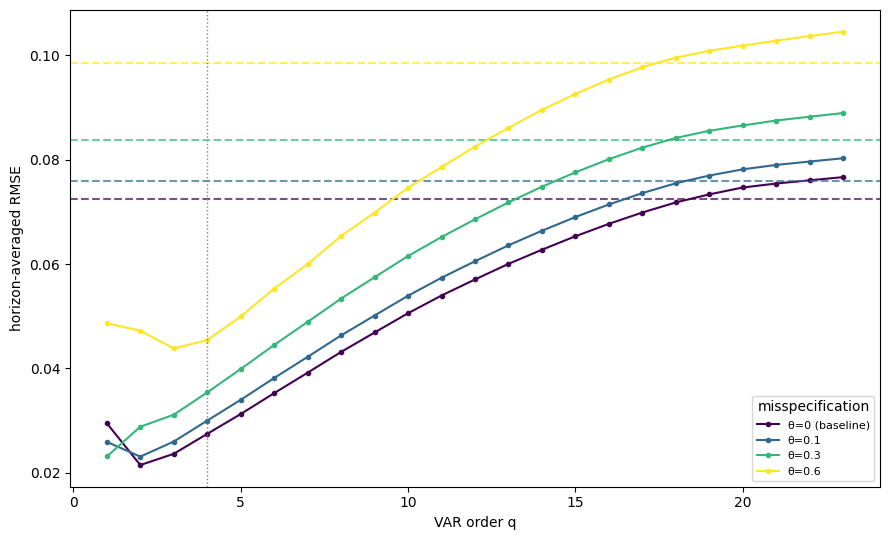
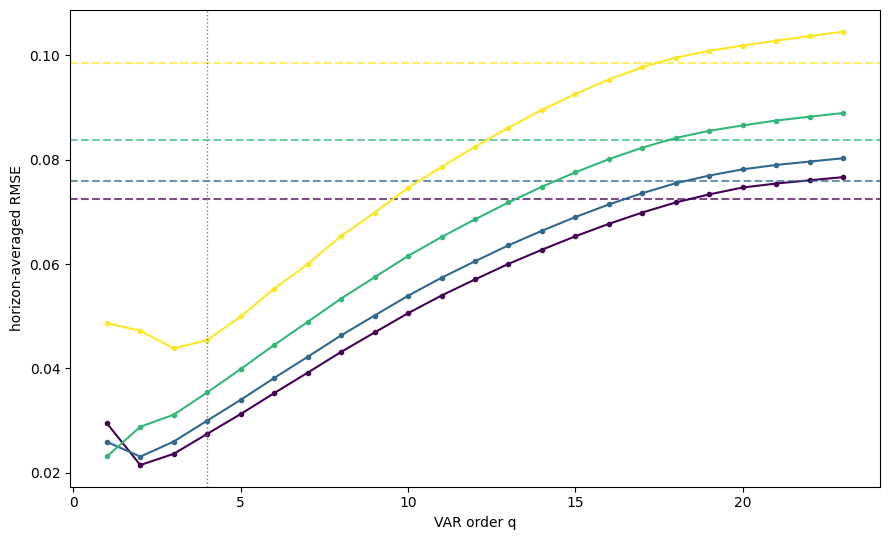
The notebook cell's code change between the first figure and the second:
--- before
+++ after
@@ -10,5 +10,4 @@
 # ax.set_title(f"Complexity frontier across θ  (T={T_SHOW};  solid = VAR(q), dashed = LP(4), same color), ρ={RHO} ({Scenario})")
 ax.set_xlabel("VAR order q"); ax.set_ylabel("horizon-averaged RMSE")
-ax.legend(fontsize=8, title="misspecification")
 fig.tight_layout()
 plt.savefig(f"../../figures/Dynamic_MisSpec/DYN_MISSPEC_COMPLEXITY_FRONTIER_rho={RHO}_T={T_SHOW}.png")

Commit: add BL results